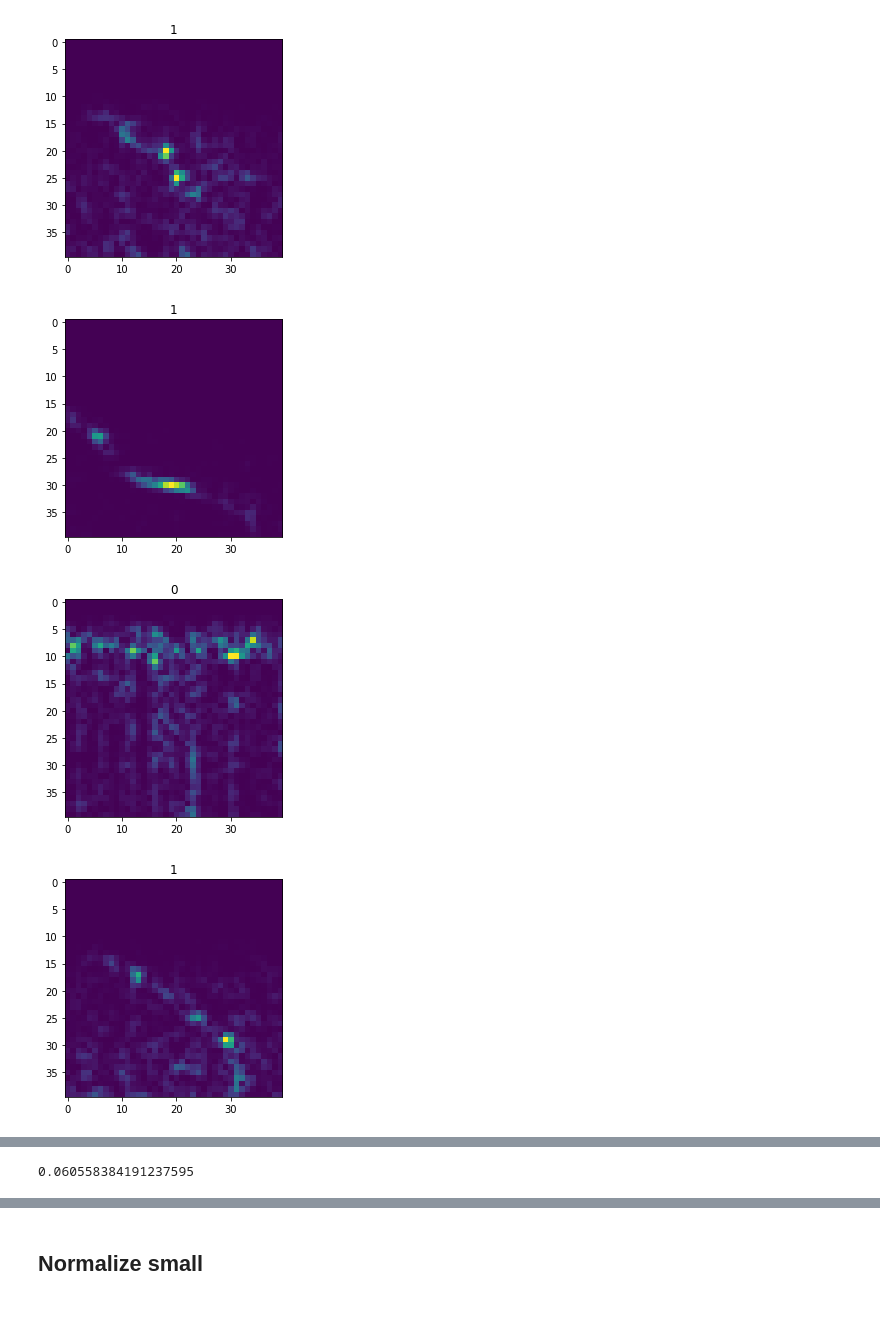
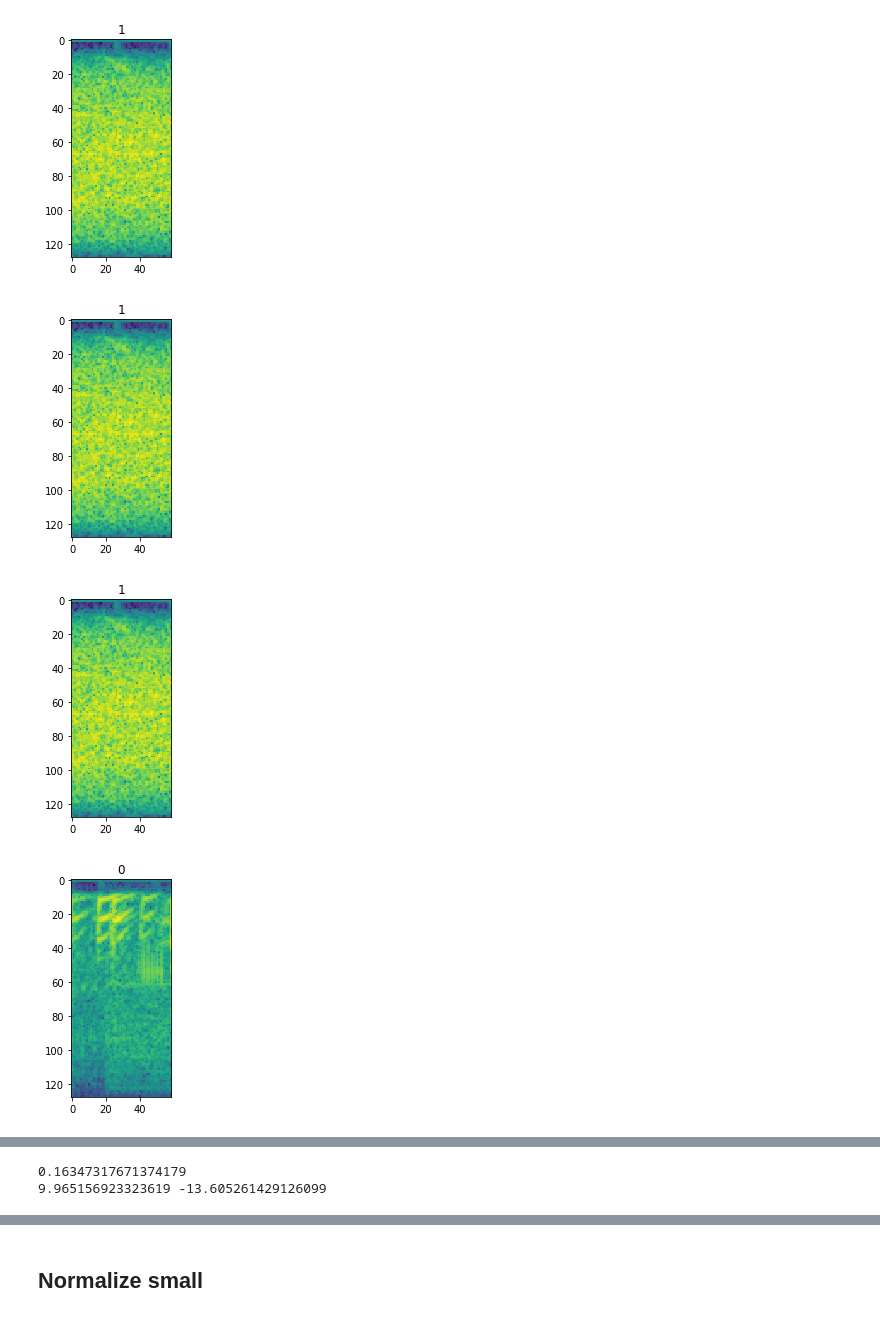
Before and after one commit to JorgeRodri/WhaleClassification, a Jupyter notebook: siamese_trial.ipynb, the cells around one changed output, grey strips where cells are left out. Cells and saved outputs as stored; diff of their text form; code cells hidden in the pictures.

```diff
--- a/siamese_trial.ipynb
+++ b/siamese_trial.ipynb
@@ -31,6 +31,8 @@ audiofiles = [os.path.join(train_path, f) for f in listdir(train_path) if isfile
 limitator = None
 # %%
 labels_dict = get_labels(labels_path)
+
+kwargs = {'p': .7, 'cut':True}
 
 # Get a random permutation to remove ordering bias
 np.random.shuffle(audiofiles)
@@ -43,13 +45,13 @@ print('Generating train and test split')
 X_train_path, X_test_path = train_test_split(X_path, test_size=0.3)
 
 print('Getting test spectrograms')
-X_test, Y_test = get_spects(X_test_path, labels_dict)
+X_test, Y_test = get_spects(X_test_path, labels_dict, **kwargs)
 
 # print('Getting test spectrograms')
 # X_train, Y_train = get_spects(X_train_path, labels_dict)
 
 print('Getting train spectrograms + enhancement')
-X_train, Y_train = get_spects_enhanced(X_train_path, labels_dict)
+X_train, Y_train = get_spects_enhanced(X_train_path, labels_dict, **kwargs)
 
 print('Getting even more data adding noise to whale calls')
 X_enhanced, Y_enhanced = enhance_with_noise(X_train, Y_train)
@@ -69,18 +71,19 @@ Train (77652, 40, 40)
 # %%
 def f(x):
-    return x / x.max()
+    return np.log(x + 1e-7)
 
 for i in range(X_train.shape[0]):
     n_index = i
     X_train_t = np.array(list(map(f, X_train)))
     plt.imshow(X_train_t[n_index])
     plt.title(Y_train[n_index])
     plt.show()
     if i > 4:
         print(X_train_t[n_index].mean())
+        print(X_train_t[n_index].max(), X_train_t[n_index].min())
         break
 # %% [output]
-[figure, old version]
+[figure, new version]
-[figure, old version]
+[figure, new version]
-[figure, old version]
+[figure, new version]
-[figure, old version]
+[figure, new version]
@@ -89,2 +92,3 @@ for i in range(X_train.shape[0]):
-0.060558384191237595
+0.16347317671374179
+9.965156923323619 -13.605261429126099
 # %%
```
Also changed, not shown: parts of 13 cells of this notebook, 1 other file.
